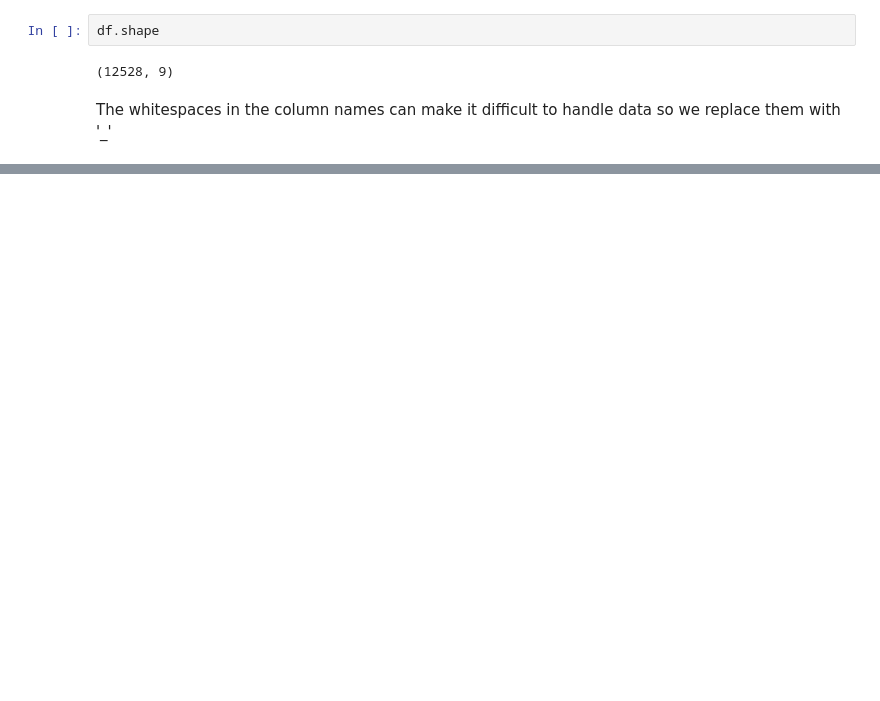
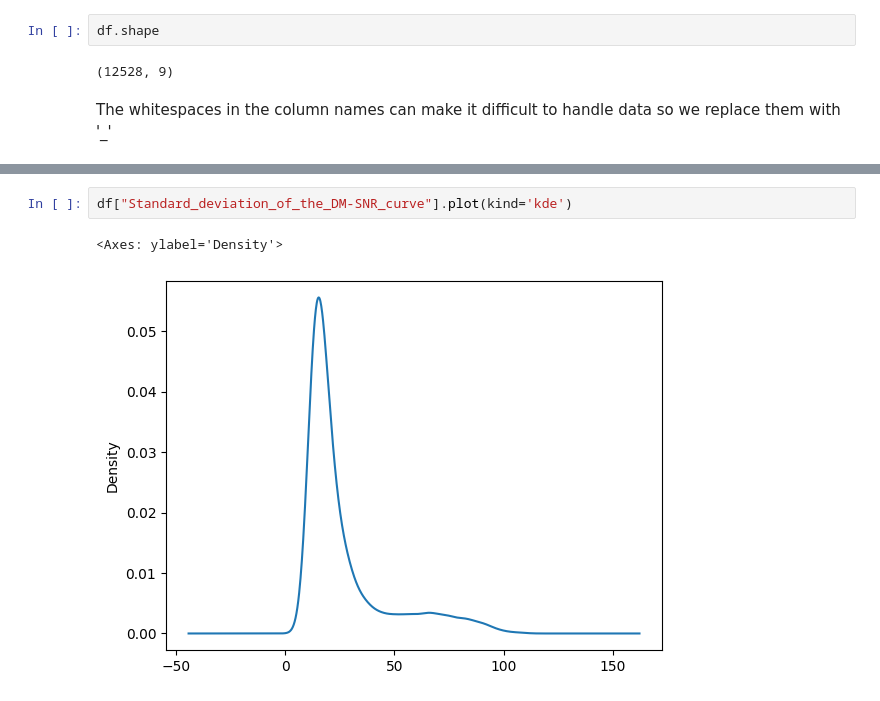
Before and after one commit to ybrenning/ivda, a Jupyter notebook: 04/04-solution.ipynb, the cells around one changed output, grey strips where cells are left out. Cells and saved outputs as stored; diff of their text form; blank space fills up the shorter version.

```diff
--- a/04/04-solution.ipynb
+++ b/04/04-solution.ipynb
@@ -42,0 +68,5 @@ dtype: bool
+# %%
+df["Standard_deviation_of_the_DM-SNR_curve"].plot(kind='kde')
+# %% [output]
+<Axes: ylabel='Density'>
+[figure, added]
```
Also changed, not shown: parts of 21 cells of this notebook.
